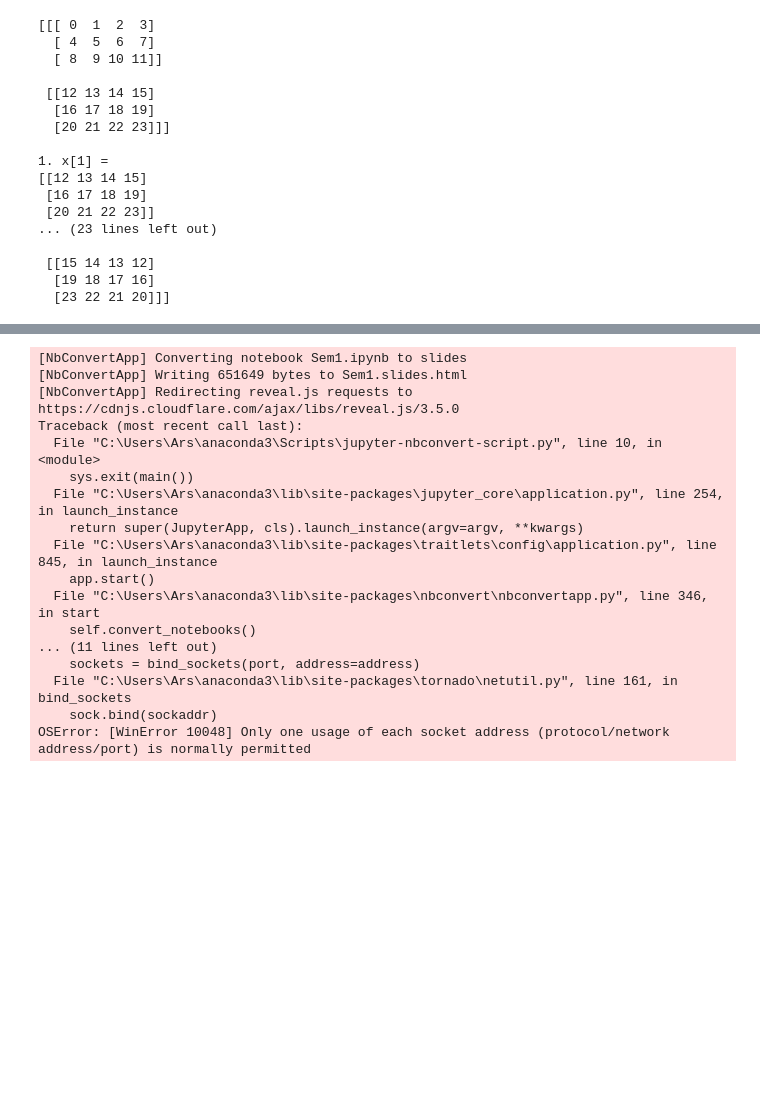
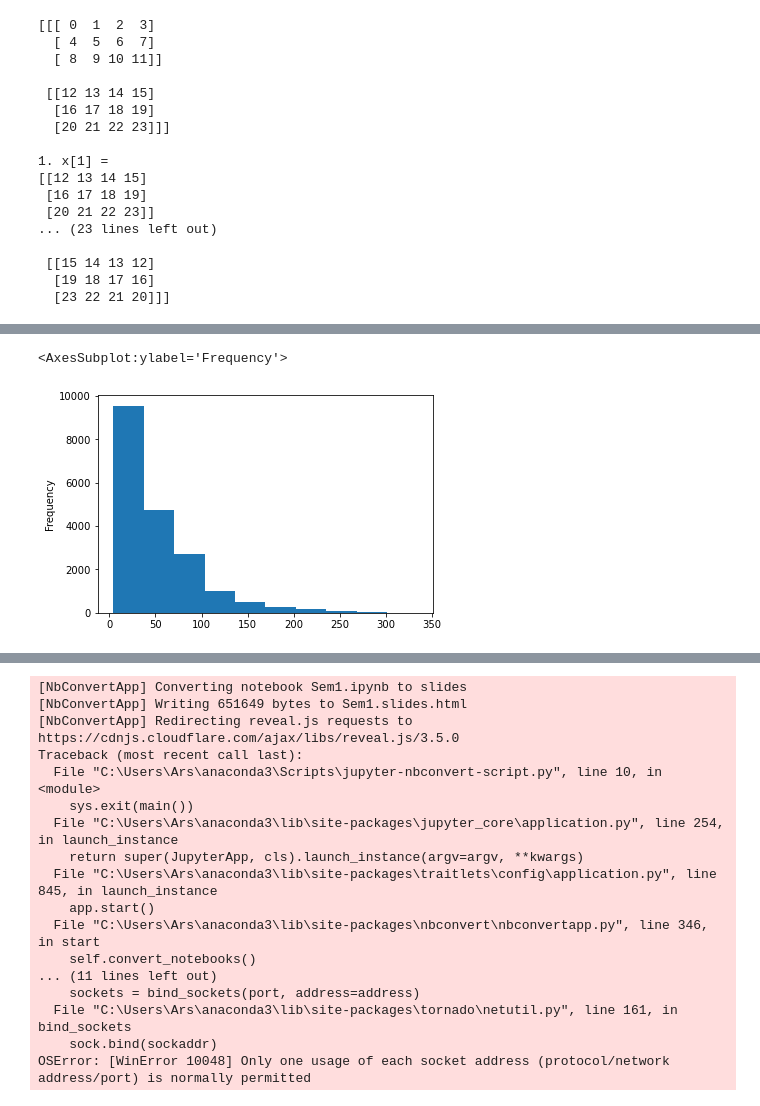
Before and after one commit to ArseniiGav/Baikal-Summer-School-2022, a Jupyter notebook: Sem1/Part1.ipynb, the cells around one changed output, grey strips where cells are left out. Drawn from its saved outputs; the diff is of its cells as text; code cells hidden in the pictures; blank space fills up the shorter version.

```diff
--- a/Sem1/Part1.ipynb
+++ b/Sem1/Part1.ipynb
@@ -592,0 +715,3 @@ DataFrame и Series
+# %%
+df['new_col'] = df['fWidth'] * df['fSize']
+df
@@ -592,0 +732,3 @@ DataFrame и Series
+# %%
+df = df.drop(columns=['Unnamed: 0'])
+df
@@ -592,0 +783,5 @@ DataFrame и Series
+# %%
+df['fLength'].plot(kind='hist')#;
+# %% [output]
+<AxesSubplot:ylabel='Frequency'>
+[figure, added]
```
Also changed, not shown: parts of 24 cells of this notebook.
